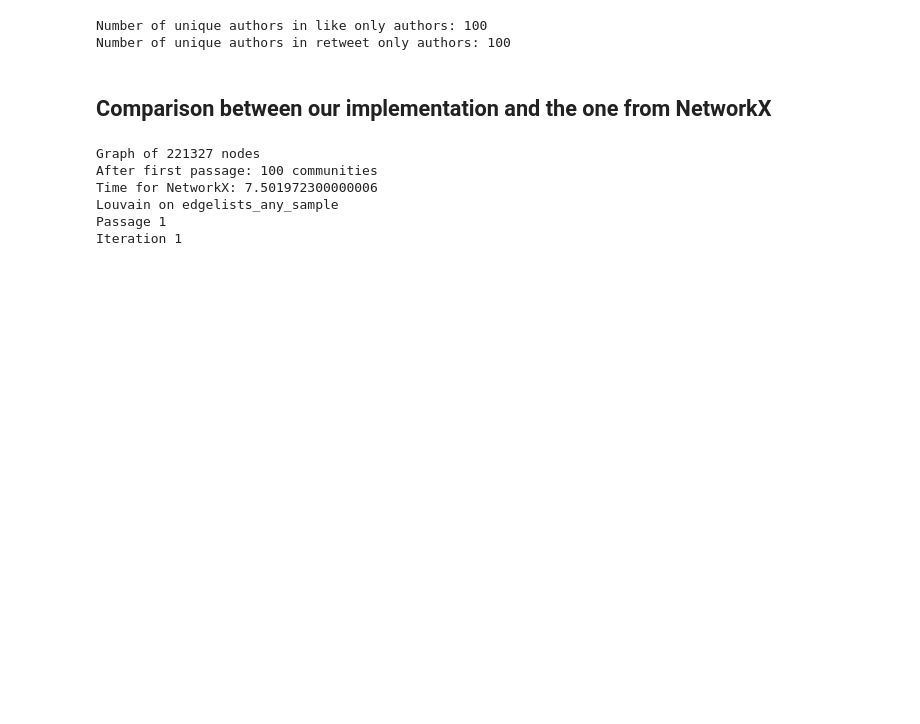
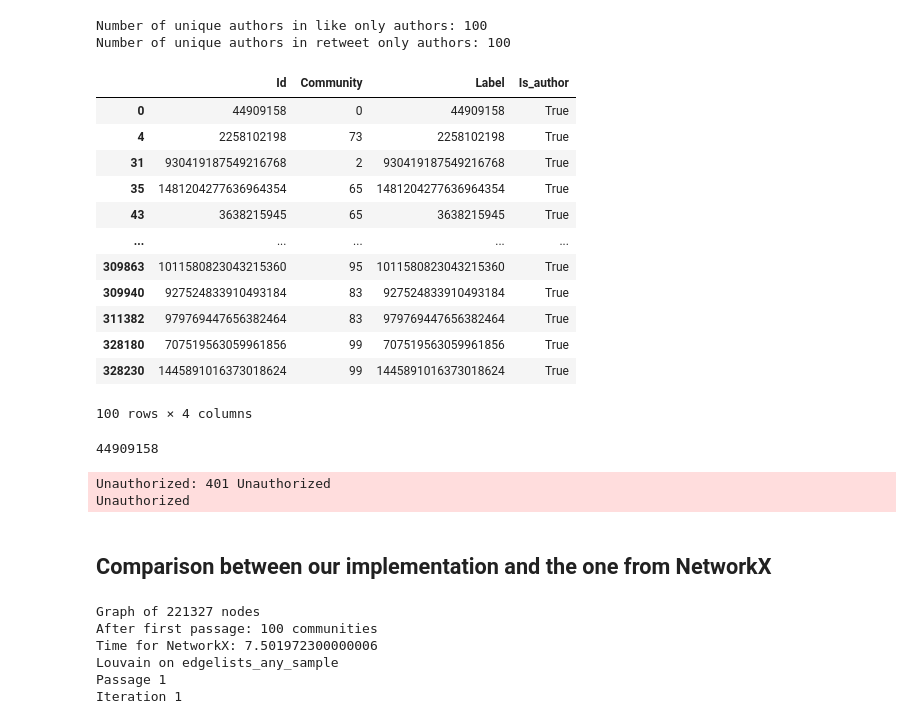
Before and after one commit to ChristopheBroillet/twitter-ukraine-conflict, a Jupyter notebook: 3-analysis.ipynb, the cells around one changed output. Cells and saved outputs as stored; diff of their text form; code cells hidden in the pictures; blank space fills up the shorter version.

```diff
--- a/3-analysis.ipynb
+++ b/3-analysis.ipynb
@@ -273,6 +251,33 @@ print(f"Number of unique authors in retweet only authors: {n_unique_retweet_only
 # %% [output]
 Number of unique authors in like only authors: 100
 Number of unique authors in retweet only authors: 100
+# %%
+df_result_like_only_authors
+# %% [output]
+|  | Id | Community | Label | Is_author |
+| 0 | 44909158 | 0 | 44909158 | True |
+| 4 | 2258102198 | 73 | 2258102198 | True |
+| 31 | 930419187549216768 | 2 | 930419187549216768 | True |
+| 35 | 1481204277636964354 | 65 | 1481204277636964354 | True |
+| 43 | 3638215945 | 65 | 3638215945 | True |
+| ... | ... | ... | ... | ... |
+| 309863 | 1011580823043215360 | 95 | 1011580823043215360 | True |
+| 309940 | 927524833910493184 | 83 | 927524833910493184 | True |
+| 311382 | 979769447656382464 | 83 | 979769447656382464 | True |
+| 328180 | 707519563059961856 | 99 | 707519563059961856 | True |
+| 328230 | 1445891016373018624 | 99 | 1445891016373018624 | True |
+100 rows × 4 columns
+# %%
+df_result_like_only_authors["Id"].iloc[0]
+# %% [output]
+44909158
+# %%
+# create a list of all the authors
+authors = list(df_result_like_only_authors["Id"].unique())
+res = client.get_user(id=44909158)
+# %% [output]
+Unauthorized: 401 Unauthorized
+Unauthorized
 # %% [markdown]
 ## Comparison between our implementation and the one from NetworkX
 # %%
```
Also changed, not shown: parts of 6 cells of this notebook.
